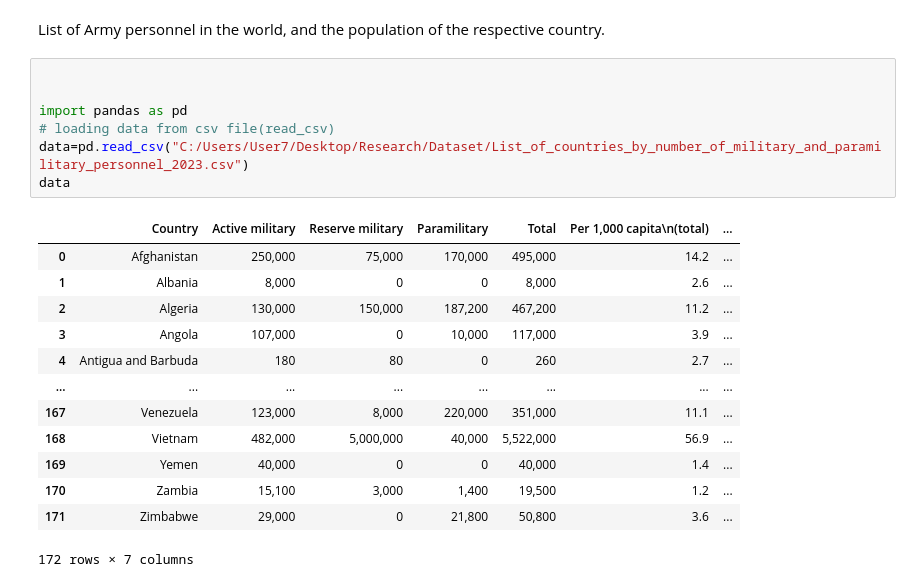
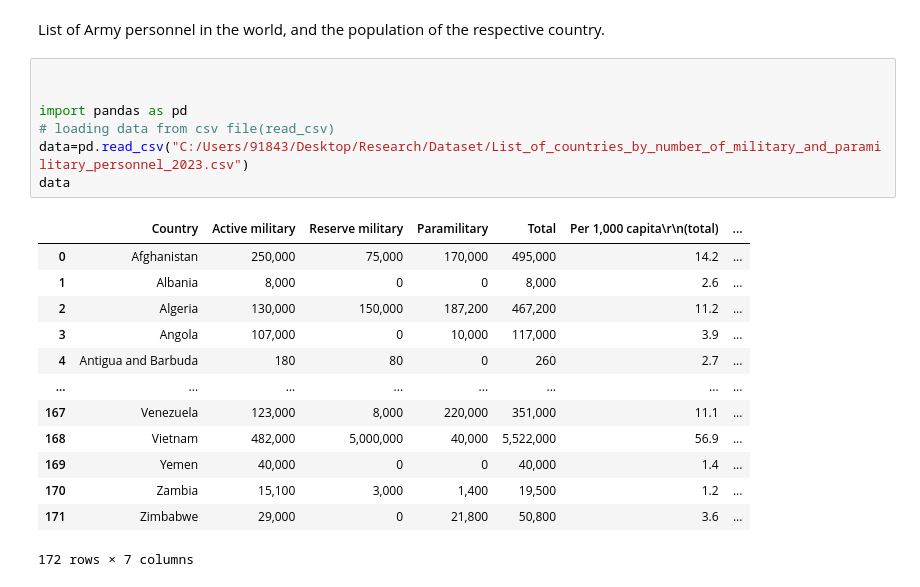
Before and after one commit to Gouravspopale/Research, a Jupyter notebook: ArmyDtaset.ipynb, the cells around one changed output. Saved outputs shown, nothing was run; the diff lists cells and outputs as text.

```diff
--- a/ArmyDtaset.ipynb
+++ b/ArmyDtaset.ipynb
@@ -205,12 +205,12 @@ List of Army personnel in the world, and the population of the respective countr
 # %%
 
 
 import pandas as pd
 # loading data from csv file(read_csv)
-data=pd.read_csv("C:/Users/User7/Desktop/Research/Dataset/List_of_countries_by_number_of_military_and_paramilitary_personnel_2023.csv")
+data=pd.read_csv("C:/Users/91843/Desktop/Research/Dataset/List_of_countries_by_number_of_military_and_paramilitary_personnel_2023.csv")
 data
 # %% [output]
-|  | Country | Active military | Reserve military | Paramilitary | Total | Per 1,000 capita\n(total) | ... |
+|  | Country | Active military | Reserve military | Paramilitary | Total | Per 1,000 capita\r\n(total) | ... |
 | 0 | Afghanistan | 250,000 | 75,000 | 170,000 | 495,000 | 14.2 | ... |
 | 1 | Albania | 8,000 | 0 | 0 | 8,000 | 2.6 | ... |
 | 2 | Algeria | 130,000 | 150,000 | 187,200 | 467,200 | 11.2 | ... |
```
